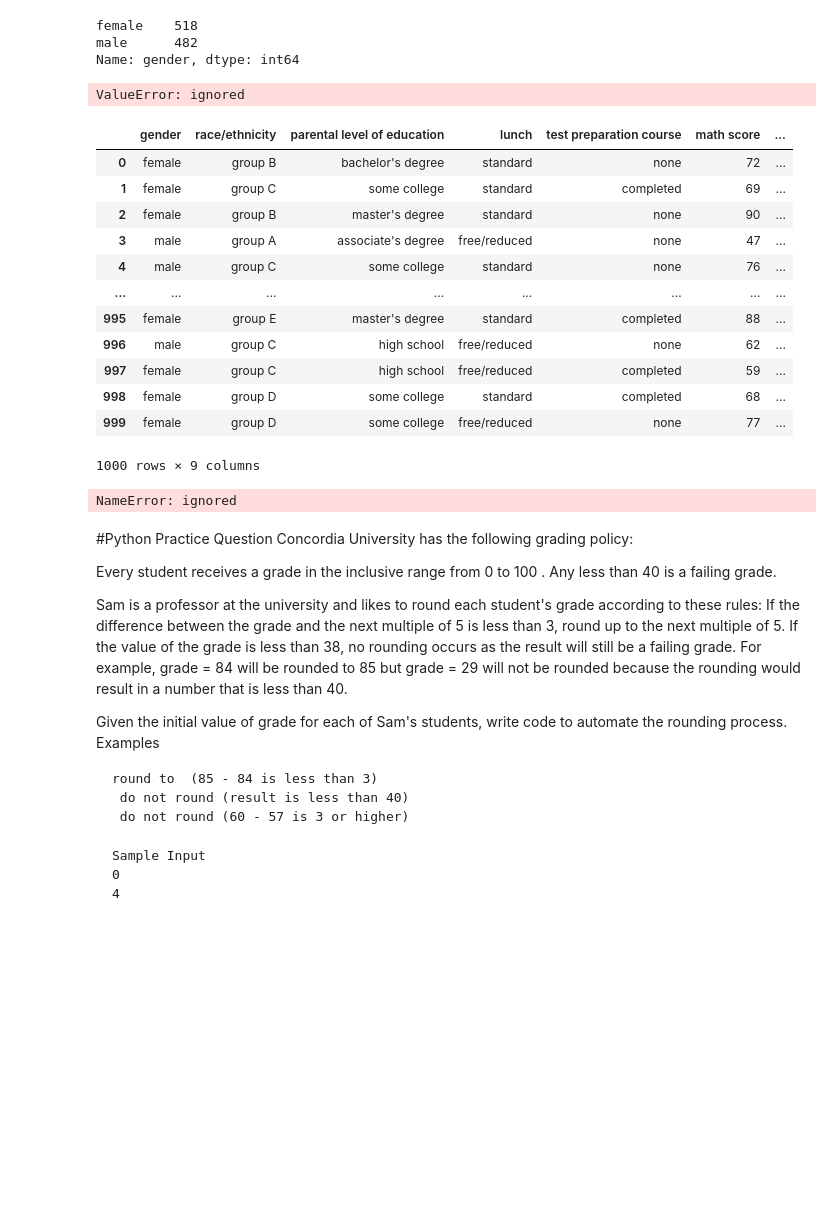
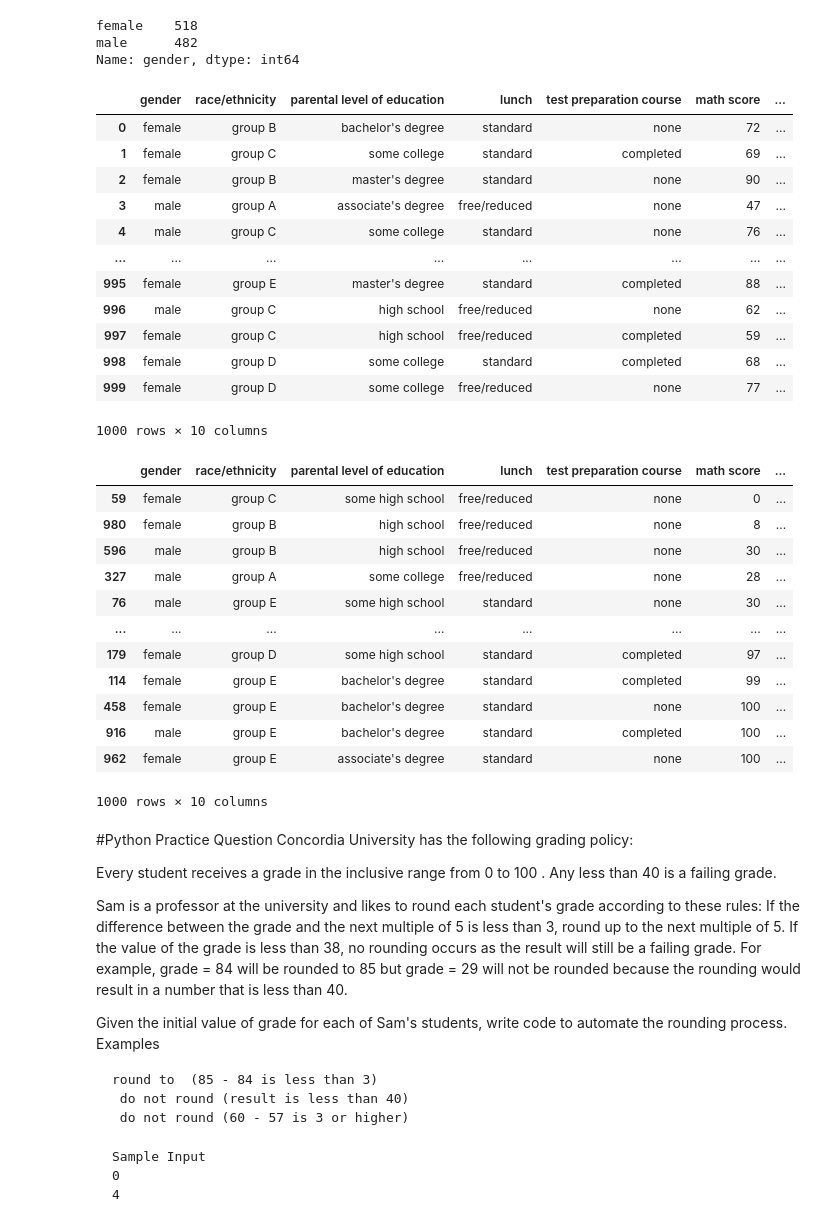
Before and after one commit to gtoubian/cce, a Jupyter notebook: 3_5_PySpark_Workshop.ipynb, the cells around one changed output. Saved outputs shown, nothing was run; the diff lists cells and outputs as text; code cells hidden in the pictures; blank space fills up the shorter version.

```diff
--- a/3_5_PySpark_Workshop.ipynb
+++ b/3_5_PySpark_Workshop.ipynb
@@ -173,9 +173,7 @@ female    518
 male      482
 Name: gender, dtype: int64
 # %%
-df["average rank"] = df.groupby("average score").rank(method = 'dense')
+df["average rank"] = df["average score"].rank(method = 'dense')
-# %% [output]
-ValueError: ignored
 # %%
 df
 # %% [output]
@@ -191,11 +189,23 @@ df
 | 997 | female | group C | high school | free/reduced | completed | 59 | ... |
 | 998 | female | group D | some college | standard | completed | 68 | ... |
 | 999 | female | group D | some college | free/reduced | none | 77 | ... |
-1000 rows × 9 columns
+1000 rows × 10 columns
 # %%
-df.sort_values(by='average score', ascending = True)
+df.sort_values(by='average rank', ascending = True)
 # %% [output]
+|  | gender | race/ethnicity | parental level of education | lunch | test preparation course | math score | ... |
+| 59 | female | group C | some high school | free/reduced | none | 0 | ... |
+| 980 | female | group B | high school | free/reduced | none | 8 | ... |
+| 596 | male | group B | high school | free/reduced | none | 30 | ... |
+| 327 | male | group A | some college | free/reduced | none | 28 | ... |
+| 76 | male | group E | some high school | standard | none | 30 | ... |
+| ... | ... | ... | ... | ... | ... | ... | ... |
+| 179 | female | group D | some high school | standard | completed | 97 | ... |
+| 114 | female | group E | bachelor's degree | standard | completed | 99 | ... |
+| 458 | female | group E | bachelor's degree | standard | none | 100 | ... |
+| 916 | male | group E | bachelor's degree | standard | completed | 100 | ... |
+| 962 | female | group E | associate's degree | standard | none | 100 | ... |
-NameError: ignored
+1000 rows × 10 columns
 # %% [markdown]
 #Python Practice Question
 Concordia University has the following grading policy:
```
